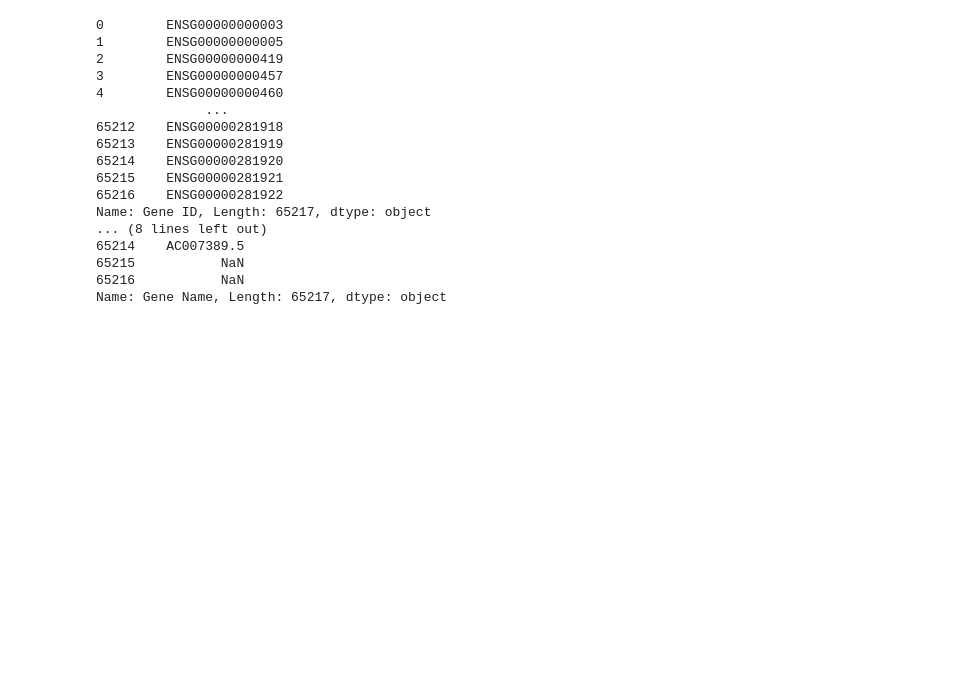
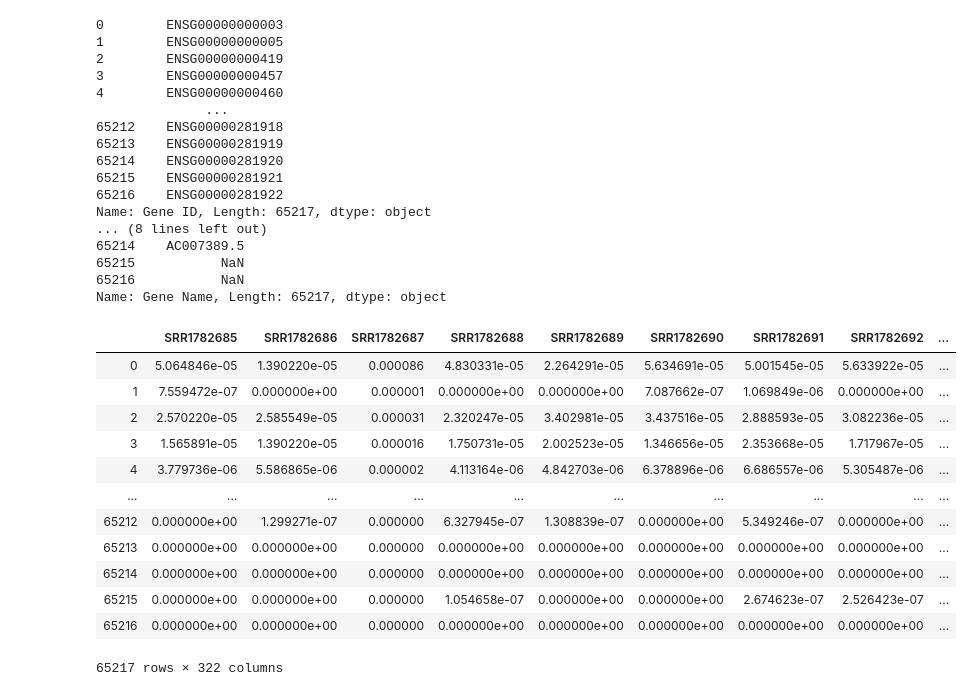
Before and after one commit to mkamineni/6.802Final, a Jupyter notebook: preprocess.ipynb, the cells around one changed output. Saved outputs shown, nothing was run; the diff lists cells and outputs as text; code cells hidden in the pictures; blank space fills up the shorter version.

```diff
--- a/preprocess.ipynb
+++ b/preprocess.ipynb
@@ -56,4 +56,19 @@ df.drop('Gene ID', axis = 1, inplace = True)
 df.drop('Gene Name', axis = 1, inplace = True)
 # %%
 norm_df = gmn.total_count_normalization(df)
+norm_df
+# %% [output]
+|  | SRR1782685 | SRR1782686 | SRR1782687 | SRR1782688 | SRR1782689 | SRR1782690 | SRR1782691 | SRR1782692 | ... |
+| 0 | 5.064846e-05 | 1.390220e-05 | 0.000086 | 4.830331e-05 | 2.264291e-05 | 5.634691e-05 | 5.001545e-05 | 5.633922e-05 | ... |
+| 1 | 7.559472e-07 | 0.000000e+00 | 0.000001 | 0.000000e+00 | 0.000000e+00 | 7.087662e-07 | 1.069849e-06 | 0.000000e+00 | ... |
+| 2 | 2.570220e-05 | 2.585549e-05 | 0.000031 | 2.320247e-05 | 3.402981e-05 | 3.437516e-05 | 2.888593e-05 | 3.082236e-05 | ... |
+| 3 | 1.565891e-05 | 1.390220e-05 | 0.000016 | 1.750731e-05 | 2.002523e-05 | 1.346656e-05 | 2.353668e-05 | 1.717967e-05 | ... |
+| 4 | 3.779736e-06 | 5.586865e-06 | 0.000002 | 4.113164e-06 | 4.842703e-06 | 6.378896e-06 | 6.686557e-06 | 5.305487e-06 | ... |
+| ... | ... | ... | ... | ... | ... | ... | ... | ... | ... |
+| 65212 | 0.000000e+00 | 1.299271e-07 | 0.000000 | 6.327945e-07 | 1.308839e-07 | 0.000000e+00 | 5.349246e-07 | 0.000000e+00 | ... |
+| 65213 | 0.000000e+00 | 0.000000e+00 | 0.000000 | 0.000000e+00 | 0.000000e+00 | 0.000000e+00 | 0.000000e+00 | 0.000000e+00 | ... |
+| 65214 | 0.000000e+00 | 0.000000e+00 | 0.000000 | 0.000000e+00 | 0.000000e+00 | 0.000000e+00 | 0.000000e+00 | 0.000000e+00 | ... |
+| 65215 | 0.000000e+00 | 0.000000e+00 | 0.000000 | 1.054658e-07 | 0.000000e+00 | 0.000000e+00 | 2.674623e-07 | 2.526423e-07 | ... |
+| 65216 | 0.000000e+00 | 0.000000e+00 | 0.000000 | 0.000000e+00 | 0.000000e+00 | 0.000000e+00 | 0.000000e+00 | 0.000000e+00 | ... |
+65217 rows × 322 columns
 # %%
```
Also changed, not shown: parts of 5 cells of this notebook, 3 other files.
